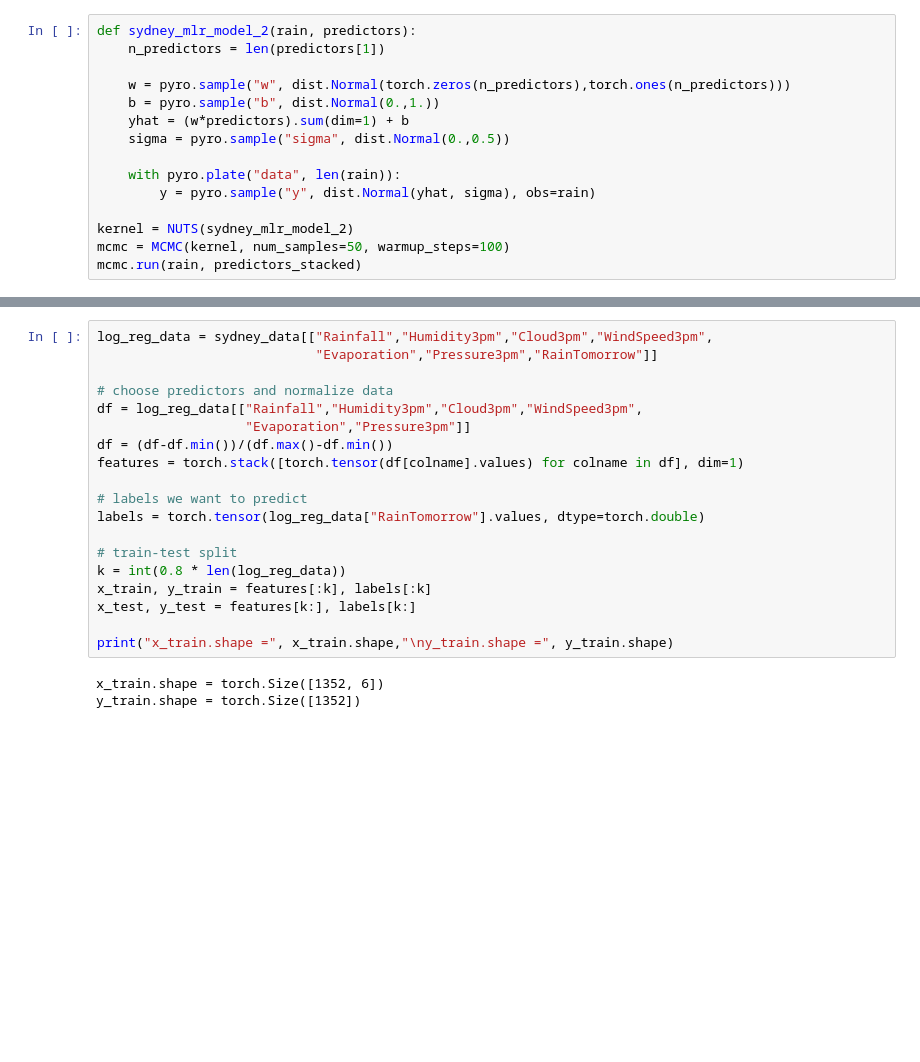
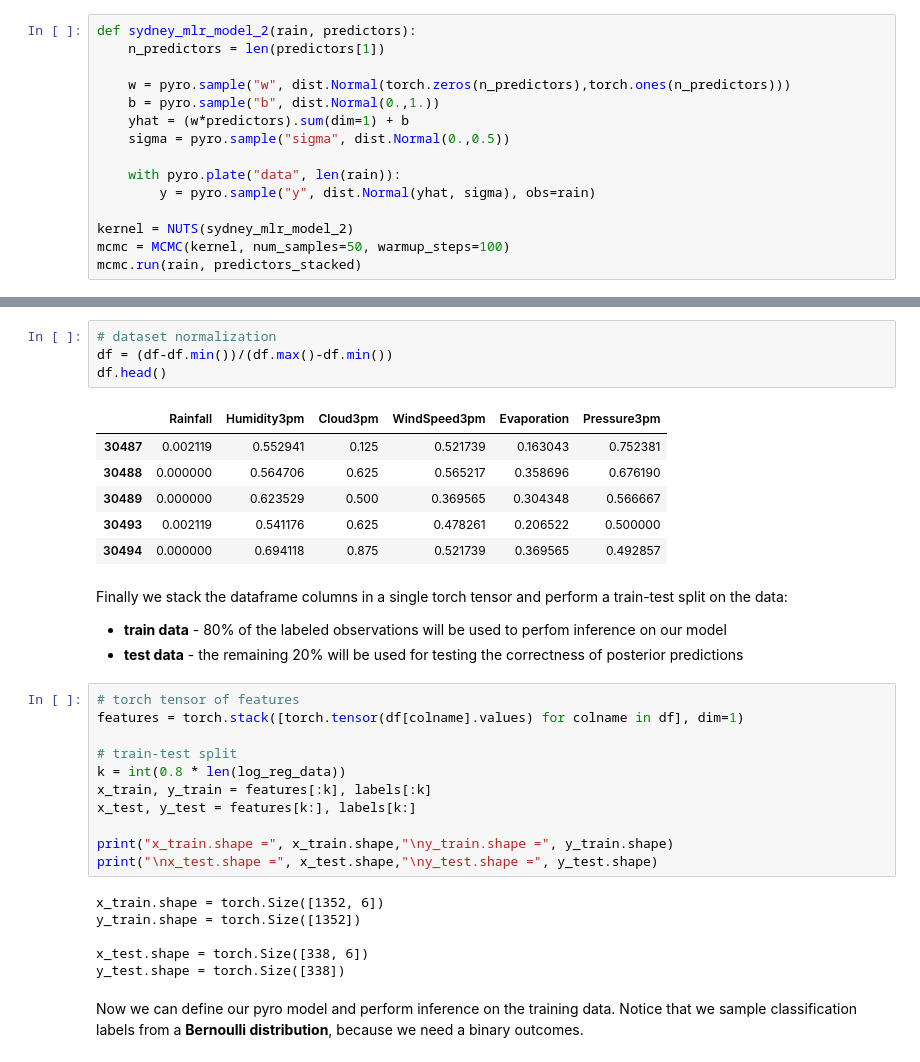
Before and after one commit to ginevracoal/statistical-machine-learning, a Jupyter notebook: notebooks/05_bayesian_regression_classification.ipynb, the cells around one changed output, grey strips where cells are left out. Drawn from its saved outputs; the diff is of its cells as text; blank space fills up the shorter version.

```diff
--- a/notebooks/05_bayesian_regression_classification.ipynb
+++ b/notebooks/05_bayesian_regression_classification.ipynb
@@ -203,15 +302,21 @@ See the caveats in the documentation: https://pandas.pydata.org/pandas-docs/stab
+# %%
+# dataset normalization
+df = (df-df.min())/(df.max()-df.min())
+df.head()
+# %% [output]
+|  | Rainfall | Humidity3pm | Cloud3pm | WindSpeed3pm | Evaporation | Pressure3pm |
+| 30487 | 0.002119 | 0.552941 | 0.125 | 0.521739 | 0.163043 | 0.752381 |
+| 30488 | 0.000000 | 0.564706 | 0.625 | 0.565217 | 0.358696 | 0.676190 |
+| 30489 | 0.000000 | 0.623529 | 0.500 | 0.369565 | 0.304348 | 0.566667 |
+| 30493 | 0.002119 | 0.541176 | 0.625 | 0.478261 | 0.206522 | 0.500000 |
+| 30494 | 0.000000 | 0.694118 | 0.875 | 0.521739 | 0.369565 | 0.492857 |
+# %% [markdown]
+Finally we stack the dataframe columns in a single torch tensor and perform a train-test split on the data:
+- **train data** - 80% of the labeled observations will be used to perfom inference on our model
+- **test data** - the remaining 20% will be used for testing the correctness of posterior predictions
 # %%
-log_reg_data = sydney_data[["Rainfall","Humidity3pm","Cloud3pm","WindSpeed3pm",
-                            "Evaporation","Pressure3pm","RainTomorrow"]]
-
-# choose predictors and normalize data
-df = log_reg_data[["Rainfall","Humidity3pm","Cloud3pm","WindSpeed3pm",
-                   "Evaporation","Pressure3pm"]]
-df = (df-df.min())/(df.max()-df.min())
+# torch tensor of features
 features = torch.stack([torch.tensor(df[colname].values) for colname in df], dim=1)
-
-# labels we want to predict
-labels = torch.tensor(log_reg_data["RainTomorrow"].values, dtype=torch.double)
 
 # train-test split
 k = int(0.8 * len(log_reg_data))
@@ -219,9 +324,15 @@ x_train, y_train = features[:k], labels[:k]
 x_test, y_test = features[k:], labels[k:]
 
 print("x_train.shape =", x_train.shape,"\ny_train.shape =", y_train.shape)
+print("\nx_test.shape =", x_test.shape,"\ny_test.shape =", y_test.shape)
 # %% [output]
 x_train.shape = torch.Size([1352, 6])
 y_train.shape = torch.Size([1352])
+
+x_test.shape = torch.Size([338, 6])
+y_test.shape = torch.Size([338])
+# %% [markdown]
+Now we can define our pyro model and perform inference on the training data. Notice that we sample classification labels from a **Bernoulli distribution**, because we need a binary outcomes.
 # %%
 def log_reg_model(x, y):
     n_predictors = len(x[1])
```
Also changed, not shown: parts of 39 cells of this notebook.
